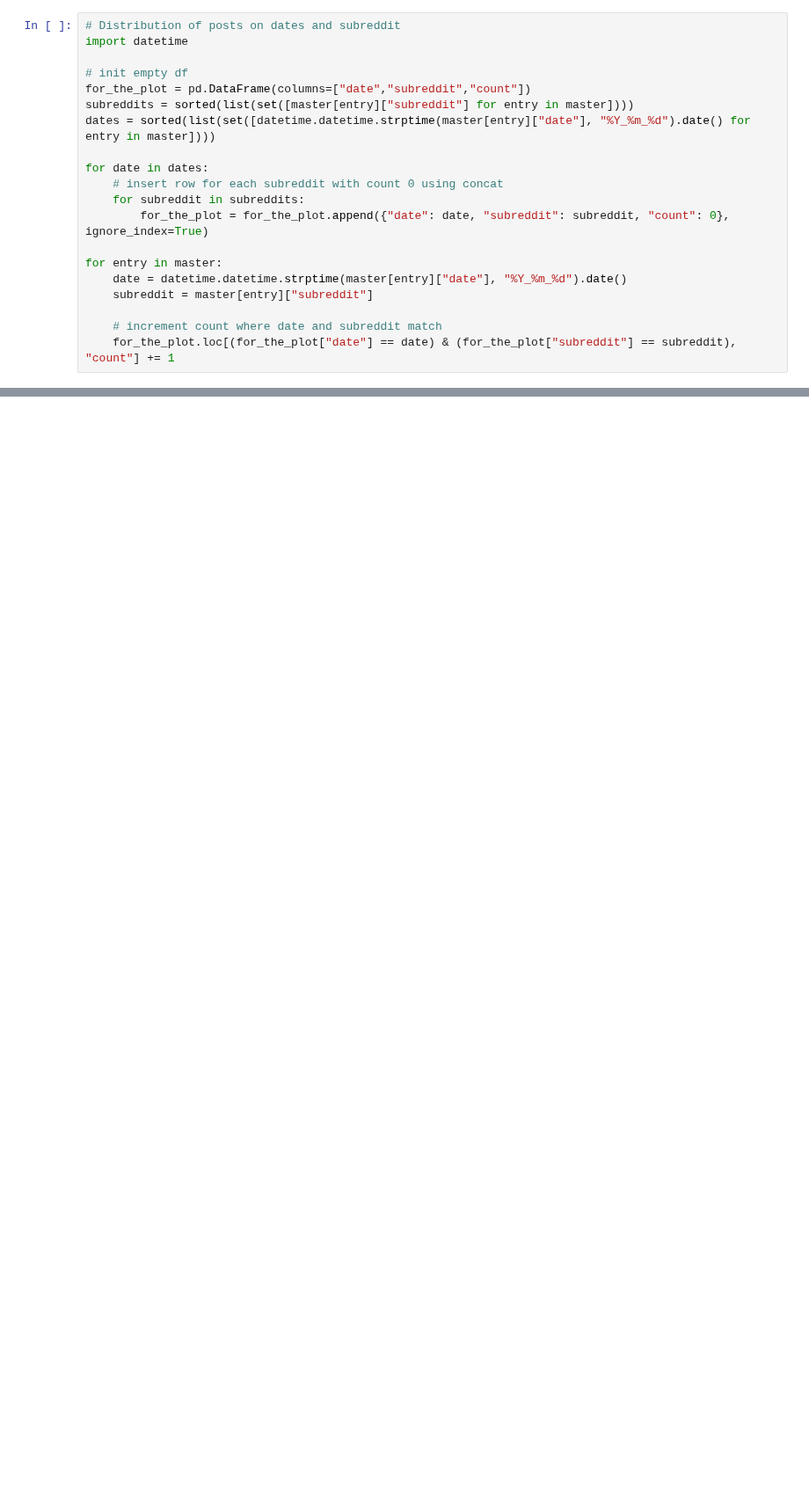
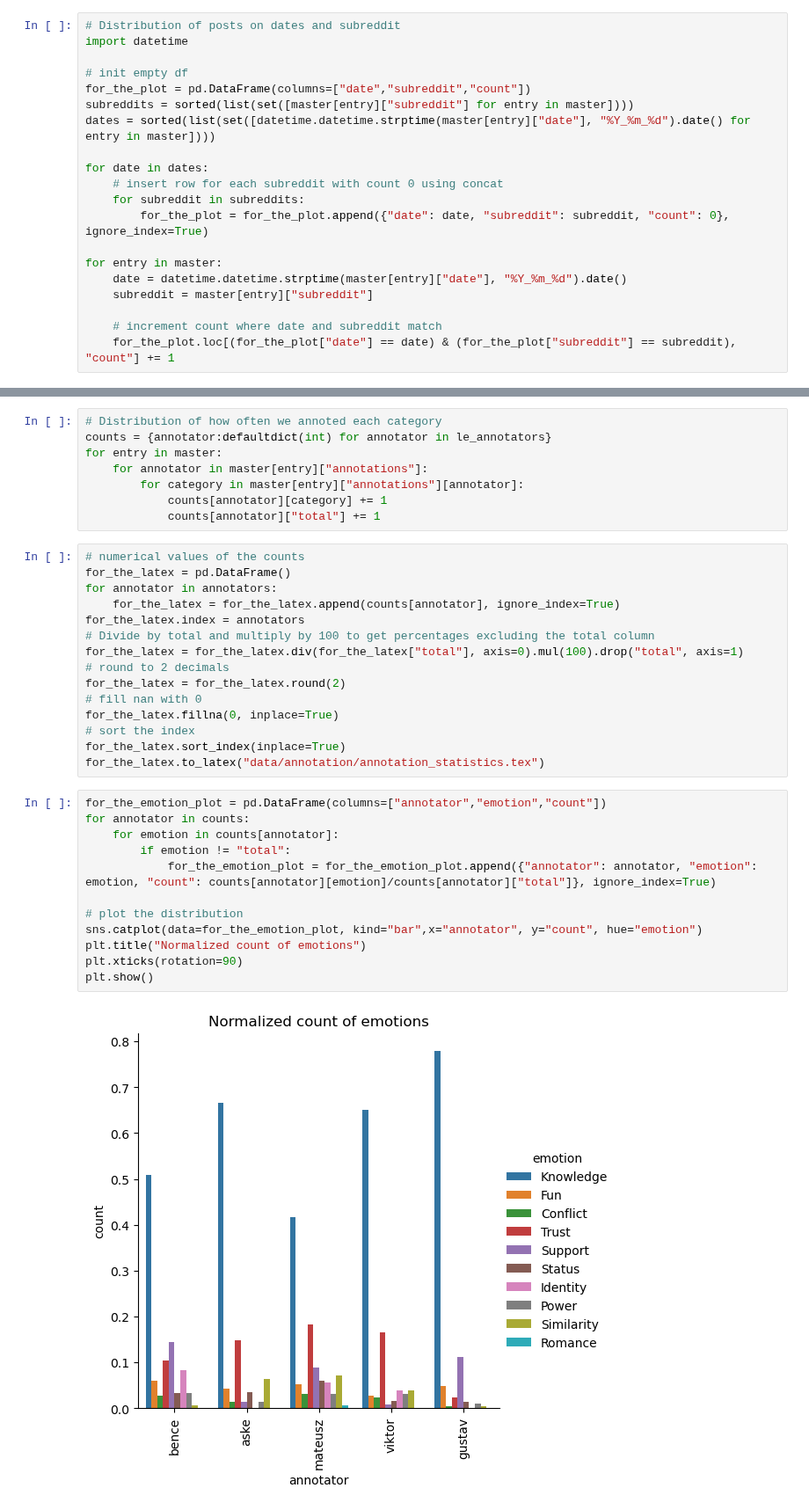
Before and after one commit to DueViktor/WildDataExam, a Jupyter notebook: annotation-statistics.ipynb, the cells around one changed output, grey strips where cells are left out. Shown at 88% size. Cells and saved outputs as stored; diff of their text form; blank space fills up the shorter version.

```diff
--- a/annotation-statistics.ipynb
+++ b/annotation-statistics.ipynb
@@ -97,0 +106,37 @@ plt.show()
+# %%
+# Distribution of how often we annoted each category
+counts = {annotator:defaultdict(int) for annotator in le_annotators}
+for entry in master:
+    for annotator in master[entry]["annotations"]:
+        for category in master[entry]["annotations"][annotator]:
+            counts[annotator][category] += 1
+            counts[annotator]["total"] += 1
+# %%
+# numerical values of the counts
+for_the_latex = pd.DataFrame()
+for annotator in annotators:
+    for_the_latex = for_the_latex.append(counts[annotator], ignore_index=True)
+for_the_latex.index = annotators
+# Divide by total and multiply by 100 to get percentages excluding the total column
+for_the_latex = for_the_latex.div(for_the_latex["total"], axis=0).mul(100).drop("total", axis=1)
+# round to 2 decimals
+for_the_latex = for_the_latex.round(2)
+# fill nan with 0
+for_the_latex.fillna(0, inplace=True)
+# sort the index
+for_the_latex.sort_index(inplace=True)
+for_the_latex.to_latex("data/annotation/annotation_statistics.tex")
+# %%
+for_the_emotion_plot = pd.DataFrame(columns=["annotator","emotion","count"])
+for annotator in counts:
+    for emotion in counts[annotator]:
+        if emotion != "total":
+            for_the_emotion_plot = for_the_emotion_plot.append({"annotator": annotator, "emotion": emotion, "count": counts[annotator][emotion]/counts[annotator]["total"]}, ignore_index=True)
+
+# plot the distribution
+sns.catplot(data=for_the_emotion_plot, kind="bar",x="annotator", y="count", hue="emotion")
+plt.title("Normalized count of emotions")
+plt.xticks(rotation=90)
+plt.show()
+# %% [output]
+[figure, added]
```
Also changed, not shown: parts of 8 cells of this notebook, 6 other files.
